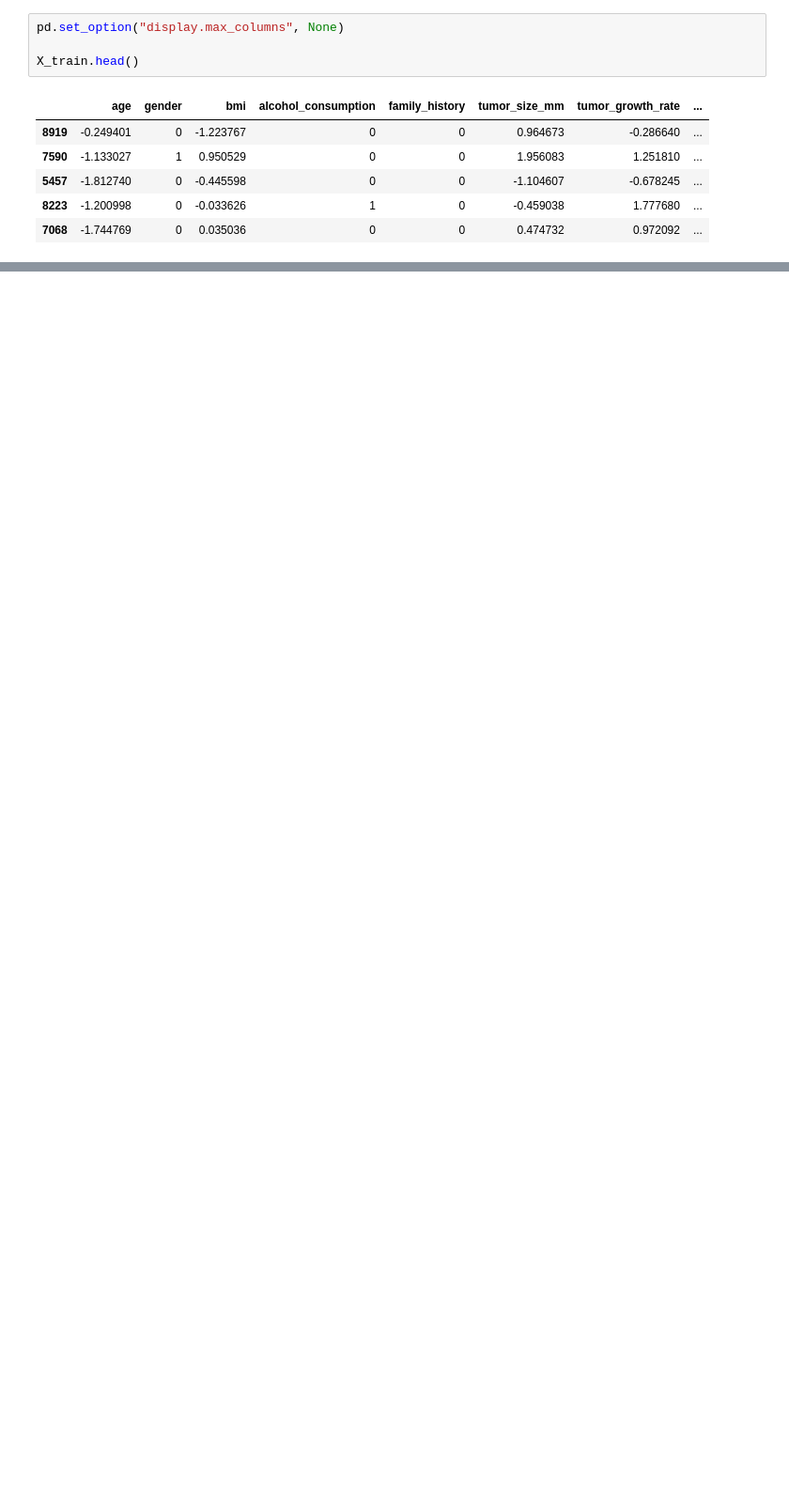
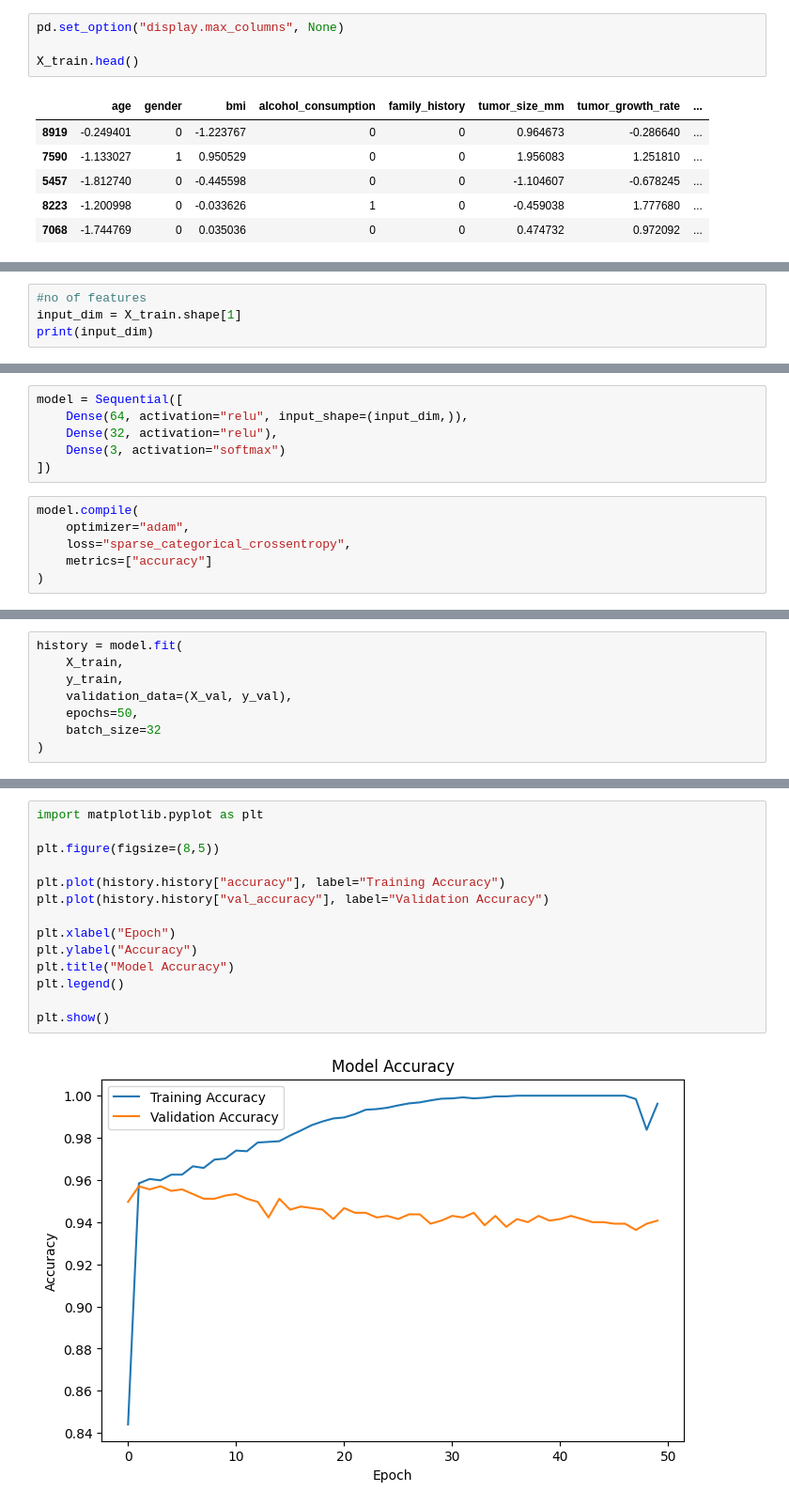
Before and after one commit to BlackBossX/Brain-Tumor-Classification, a Jupyter notebook: notebooks/BrainTumorClassification.ipynb, the cells around one changed output, grey strips where cells are left out. Shown at 94% size. Saved outputs shown, nothing was run; the diff lists cells and outputs as text; blank space fills up the shorter version.

Commit message:
feat(model): add neural network training and performance evaluation

```diff
--- a/notebooks/BrainTumorClassification.ipynb
+++ b/notebooks/BrainTumorClassification.ipynb
@@ -483,0 +511,4 @@ X_train.head()
+# %%
+#no of features
+input_dim = X_train.shape[1]
+print(input_dim)
@@ -483,0 +517,12 @@ X_train.head()
+# %%
+model = Sequential([
+    Dense(64, activation="relu", input_shape=(input_dim,)),
+    Dense(32, activation="relu"),
+    Dense(3, activation="softmax")
+])
+# %%
+model.compile(
+    optimizer="adam",
+    loss="sparse_categorical_crossentropy",
+    metrics=["accuracy"]
+)
@@ -483,0 +545,8 @@ X_train.head()
+# %%
+history = model.fit(
+    X_train,
+    y_train,
+    validation_data=(X_val, y_val),
+    epochs=50,
+    batch_size=32
+)
@@ -483,0 +593,16 @@ X_train.head()
+# %%
+import matplotlib.pyplot as plt
+
+plt.figure(figsize=(8,5))
+
+plt.plot(history.history["accuracy"], label="Training Accuracy")
+plt.plot(history.history["val_accuracy"], label="Validation Accuracy")
+
+plt.xlabel("Epoch")
+plt.ylabel("Accuracy")
+plt.title("Model Accuracy")
+plt.legend()
+
+plt.show()
+# %% [output]
+[figure, added]
```
Also changed, not shown: parts of 21 cells of this notebook.
